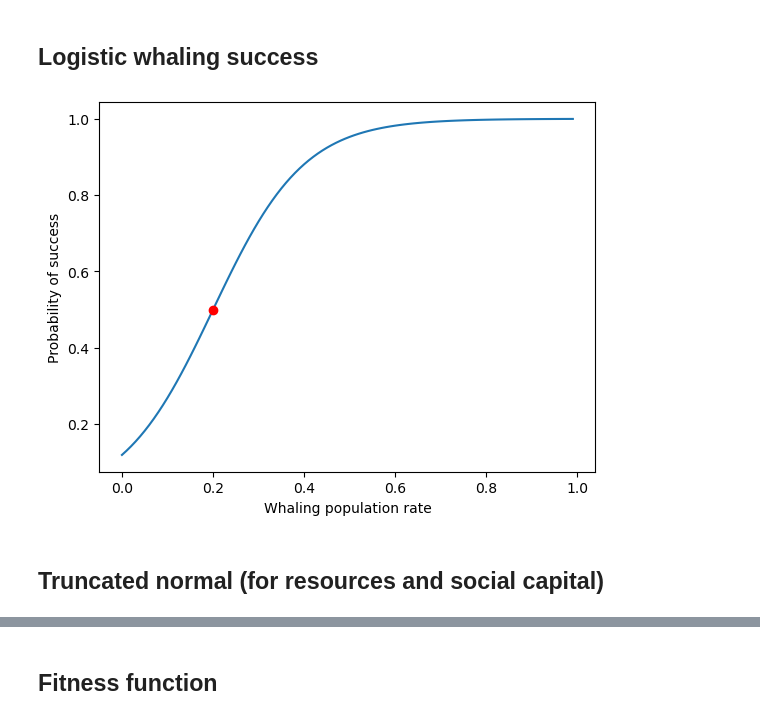
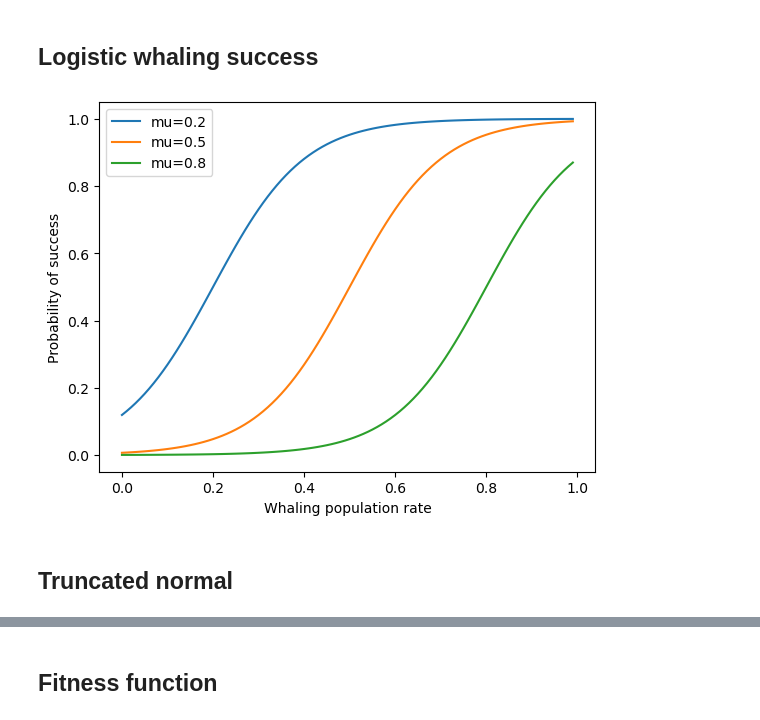
Before and after one commit to jismartin/kawesqarcoop, a Jupyter notebook: notebooks/kawesqar_coop.ipynb, the cells around one changed output, grey strips where cells are left out. Cells and saved outputs as stored; diff of their text form; code cells hidden in the pictures.

```diff
--- a/notebooks/kawesqar_coop.ipynb
+++ b/notebooks/kawesqar_coop.ipynb
@@ -9,14 +9,15 @@ import matplotlib.pyplot as plt
 # %%
 mu_logistic_whaling_success = 0.2
 scale=0.1
 x=np.arange(0,1,0.01)
-y=1/(1+np.exp(-(x-mu_logistic_whaling_success) / scale))
-plt.plot(x,y)
-plt.plot(mu_logistic_whaling_success,0.5,'ro')
+for mu in [0.2,0.5,0.8]:
+    y=1/(1+np.exp(-(x-mu) / scale))
+    plt.plot(x,y,label='mu='+str(mu))
 plt.xlabel('Whaling population rate')
 plt.ylabel('Probability of success')
+plt.legend()
 plt.show()
 # %% [output]
-[figure, old version]
+[figure, new version]
 # %% [markdown]
-## Truncated normal (for resources and social capital)
+## Truncated normal
```
Also changed, not shown: parts of 4 cells of this notebook, 3 other files.
